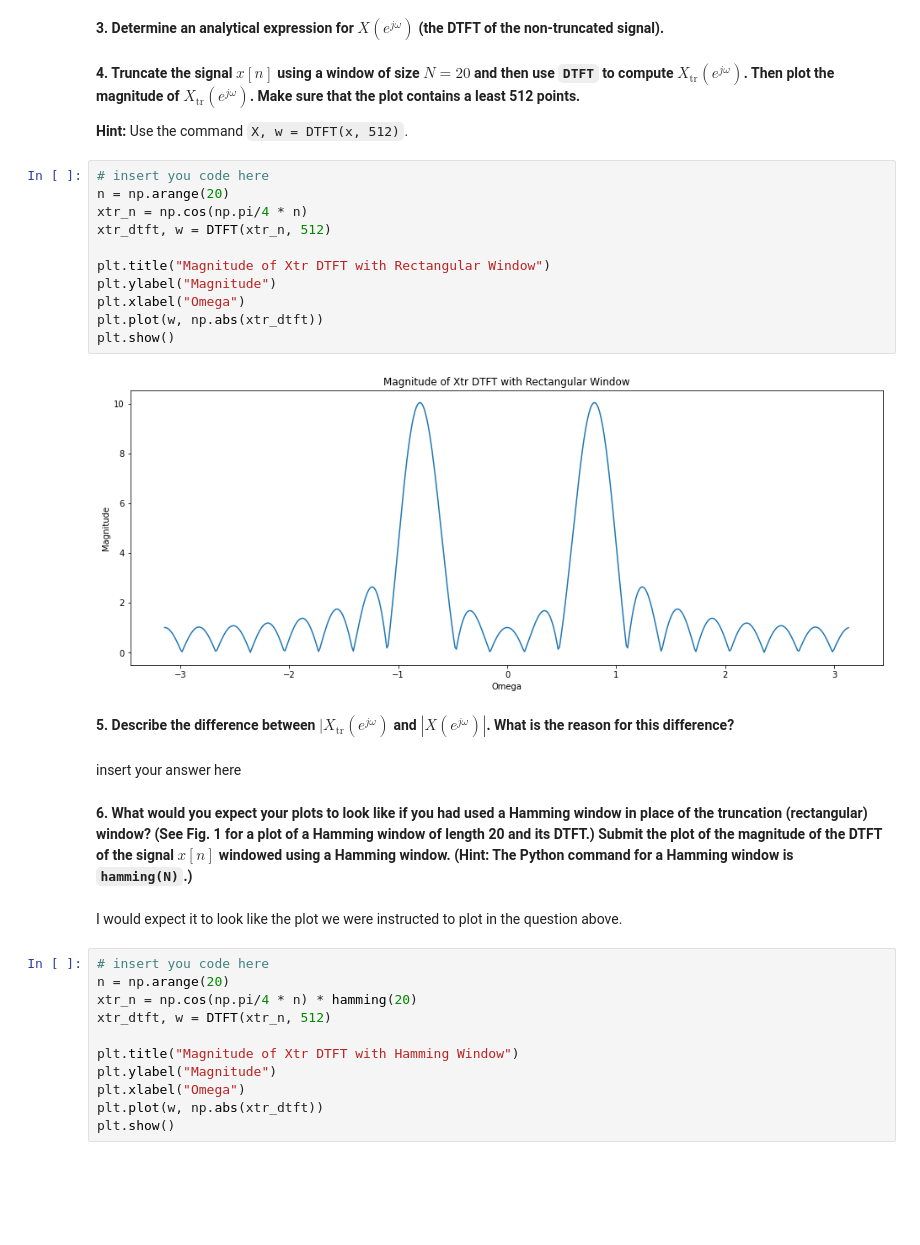
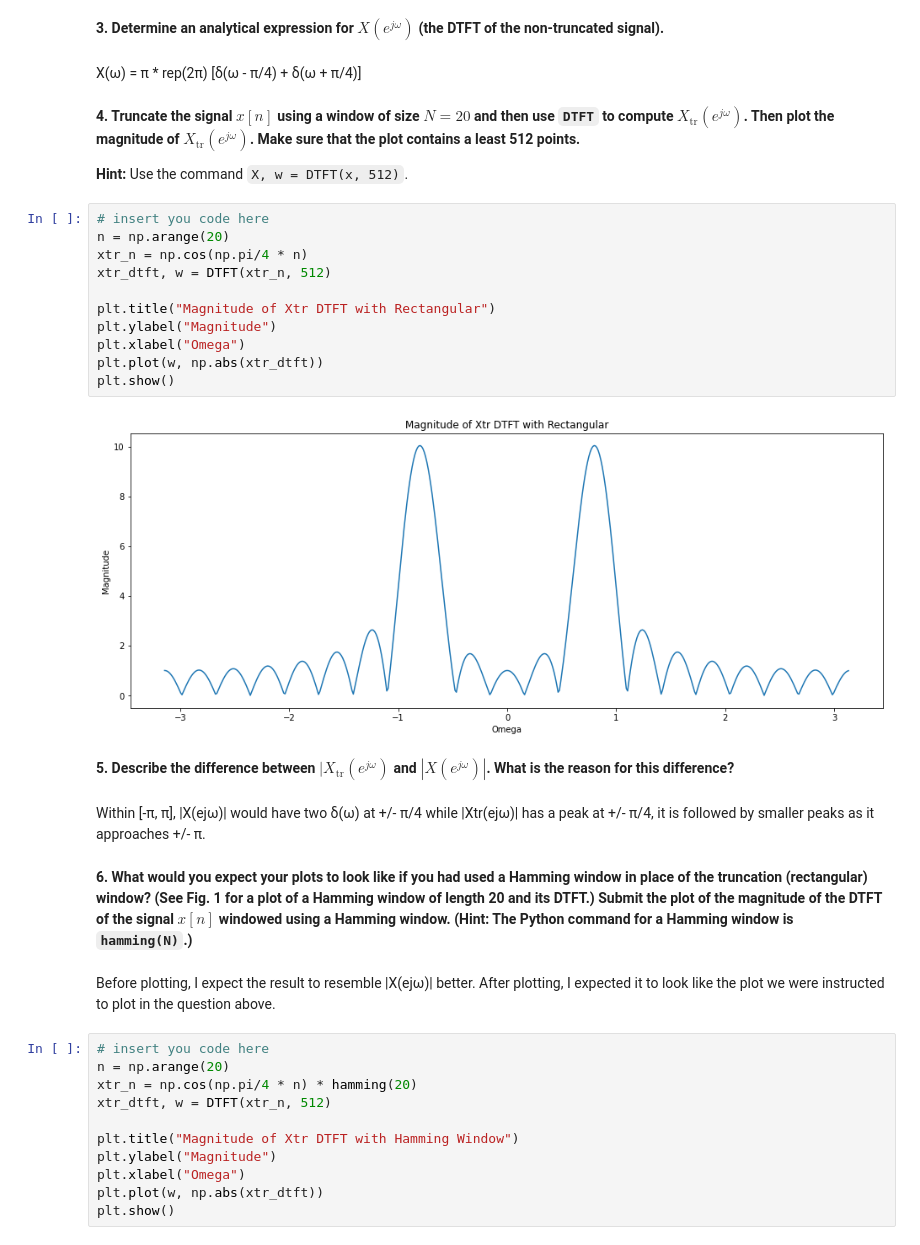
Before and after one commit to cdavin2/dsp_lab06a, a Jupyter notebook: lab06a_final_report.ipynb, the cells around one changed output. Cells and saved outputs as stored; diff of their text form; blank space fills up the shorter version.

````diff
--- a/lab06a_final_report.ipynb
+++ b/lab06a_final_report.ipynb
@@ -224,6 +123,8 @@ plt.show()
 [figure]
 # %% [markdown]
 **3. Determine an analytical expression for $X(e^{j\omega})$ (the DTFT of the non-truncated signal).**
+# %% [markdown]
+X(ω) = π * rep(2π) [δ(ω - π/4) + δ(ω + π/4)]
 # %% [markdown]
 **4. Truncate the signal $x[n]$ using a window of size $N = 20$ and then use ```DTFT``` to compute $X_{\text{tr}}(e^{j\omega})$. Then plot the magnitude of $X_{\text{tr}}(e^{j\omega})$. Make sure that the plot contains a least 512 points.**
 
@@ -231,24 +132,25 @@ plt.show()
 # %%
 # insert you code here
 n = np.arange(20)
 xtr_n = np.cos(np.pi/4 * n)
 xtr_dtft, w = DTFT(xtr_n, 512)
 
-plt.title("Magnitude of Xtr DTFT with Rectangular Window")
+plt.title("Magnitude of Xtr DTFT with Rectangular")
 plt.ylabel("Magnitude")
 plt.xlabel("Omega")
 plt.plot(w, np.abs(xtr_dtft))
 plt.show()
 # %% [output]
-[figure, old version]
+[figure, new version]
 # %% [markdown]
 **5. Describe the difference between $|X_{\text{tr}}(e^{j\omega})$ and $|X(e^{j\omega})|$. What is the reason for this difference?**
-# %% [markdown]
-insert your answer here
+# %% [markdown]
+Within [-π, π], |X(ejω)| would have two δ(ω) at +/- π/4
+while |Xtr(ejω)| has a peak at +/- π/4, it is followed by smaller peaks as it approaches +/- π.
 # %% [markdown]
 **6. What would you expect your plots to look like if you had used a Hamming window in place of the truncation (rectangular) window? (See Fig. 1 for a plot of a Hamming window of length 20 and its DTFT.) Submit the plot of the magnitude of the DTFT of the signal $x[n]$ windowed using a Hamming window. (Hint: The Python command for a Hamming window is `hamming(N)`.)**
 # %% [markdown]
-I would expect it to look like the plot we were instructed to plot in the question above.
+Before plotting, I expect the result to resemble |X(ejω)| better. After plotting, I expected it to look like the plot we were instructed to plot in the question above.
 # %%
 # insert you code here
 n = np.arange(20)
````
Also changed, not shown: parts of 19 cells of this notebook.
